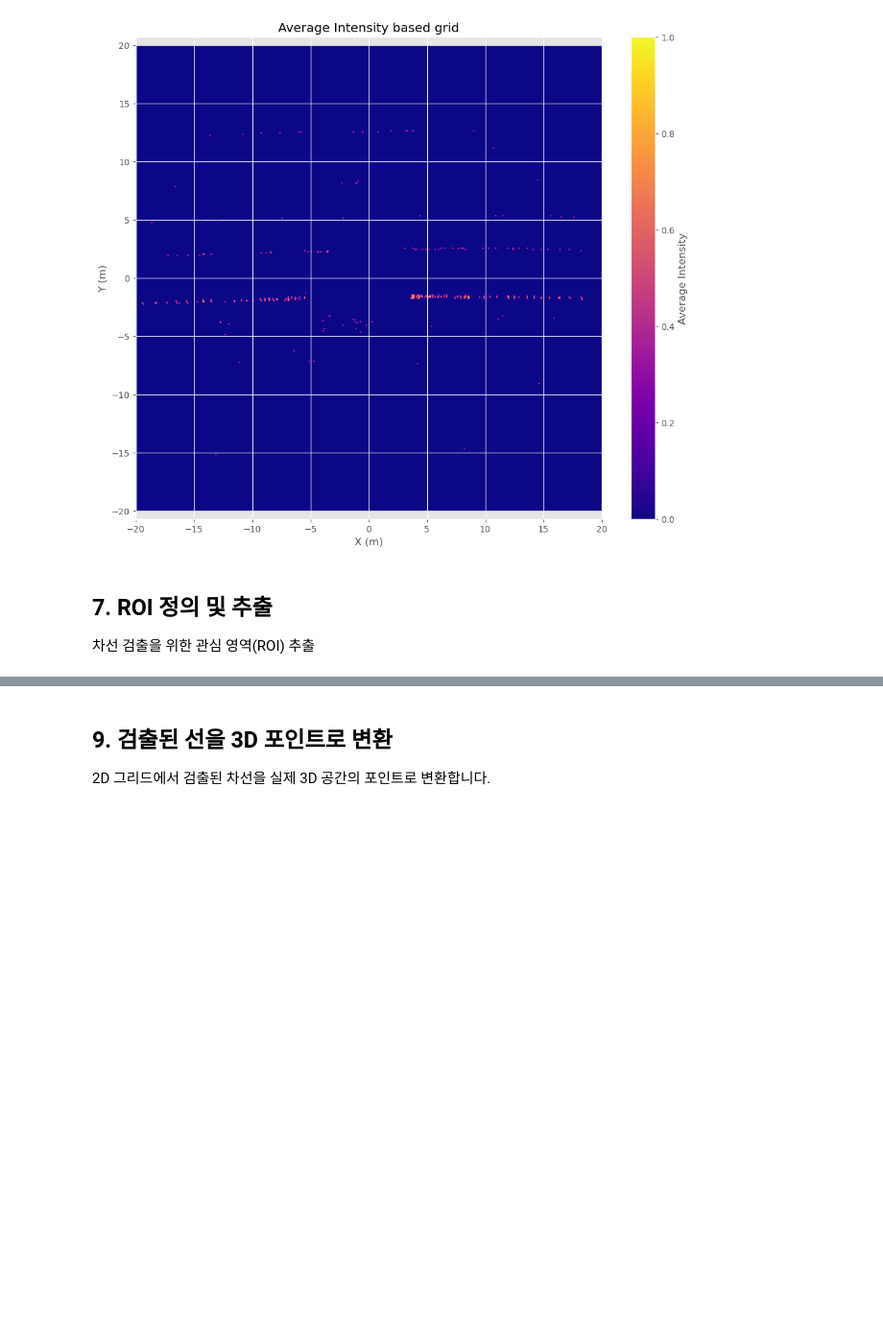
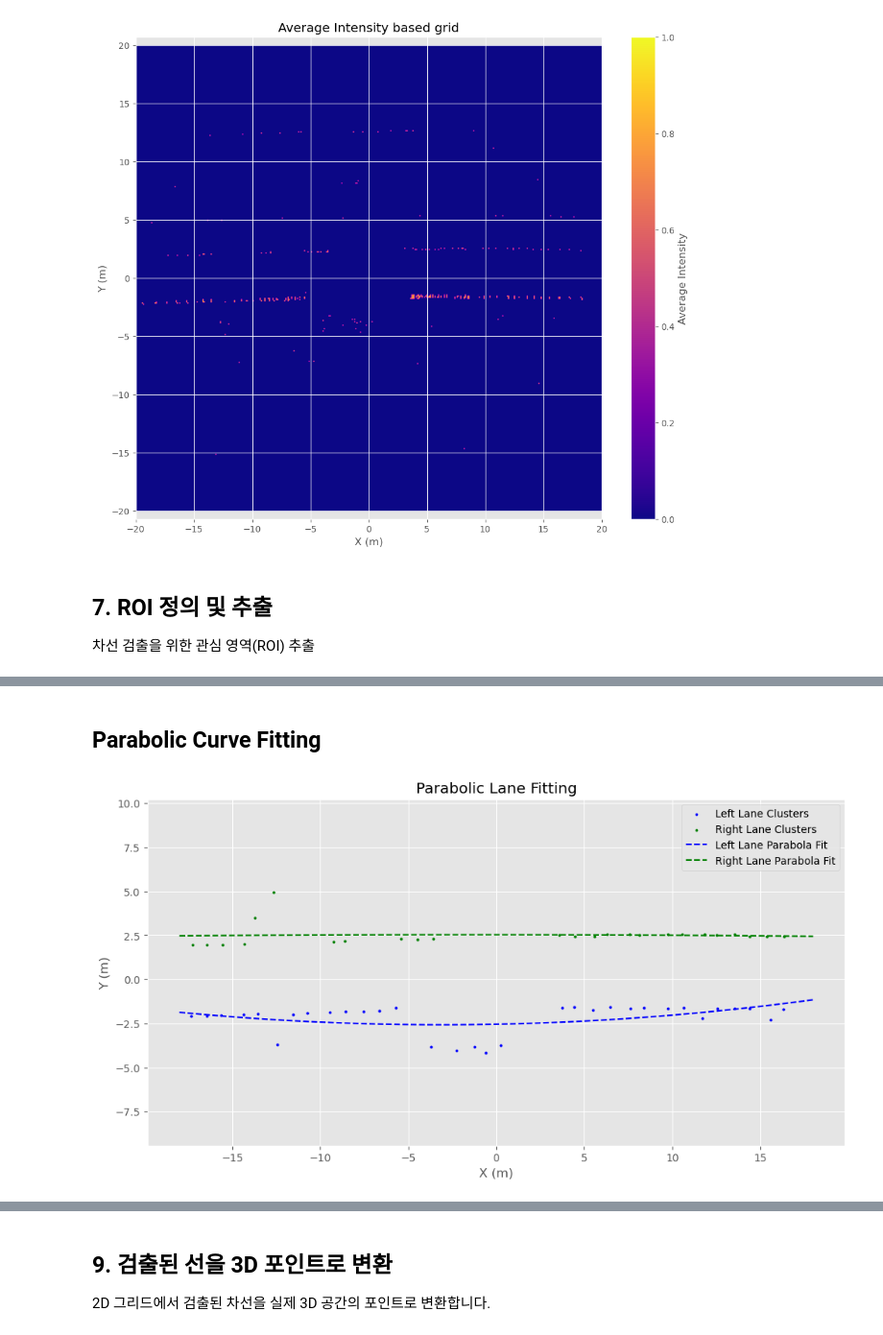
Before and after one commit to SeunghwanByun/autonomous-driving-lidar-demo, a Jupyter notebook: lecture1/03_lane_detection.ipynb, the cells around one changed output, grey strips where cells are left out. Shown at 96% size. Cells and saved outputs as stored; diff of their text form; code cells hidden in the pictures; blank space fills up the shorter version.

```diff
--- a/lecture1/03_lane_detection.ipynb
+++ b/lecture1/03_lane_detection.ipynb
@@ -645,0 +610,46 @@ plt.show()
+# %% [markdown]
+## Parabolic Curve Fitting
+# %%
+def fit_parabola(points):
+    """
+    포물선 형태의 2차 곡선 피팅 (y = ax^2 + bx + c)
+
+    Args:
+        points (numpy.ndarray): (N, 2) 형태의 좌표들 (x, y)
+
+    Returns:
+        np.poly1d: 피팅된 다항식 모델
+    """
+    x = points[:, 0]
+    y = points[:, 1]
+
+    # numpy 2차 다항식 피팅
+    coeffs = np.polyfit(x, y, deg=2)  # y = ax^2 + bx + c
+    poly = np.poly1d(coeffs)
+
+    return poly
+
+# 피팅 수행
+left_poly = fit_parabola(left_lane_clusters)
+right_poly = fit_parabola(right_lane_clusters)
+
+# 피팅 결과 시각화를 위한 x 값 생성
+x_fit = np.linspace(roi_x_range[0], roi_x_range[1], 200)
+y_left_fit = left_poly(x_fit)
+y_right_fit = right_poly(x_fit)
+
+# 시각화
+plt.figure(figsize=(12, 6))
+plt.scatter(left_lane_clusters[:, 0], left_lane_clusters[:, 1], c='blue', s=5, label='Left Lane Clusters')
+plt.scatter(right_lane_clusters[:, 0], right_lane_clusters[:, 1], c='green', s=5, label='Right Lane Clusters')
+plt.plot(x_fit, y_left_fit, 'b--', label='Left Lane Parabola Fit')
+plt.plot(x_fit, y_right_fit, 'g--', label='Right Lane Parabola Fit')
+plt.xlabel('X (m)')
+plt.ylabel('Y (m)')
+plt.title('Parabolic Lane Fitting')
+plt.legend()
+plt.axis('equal')
+plt.grid(True)
+plt.show()
+# %% [output]
+[figure, added]
```
Also changed, not shown: parts of 9 cells of this notebook.
